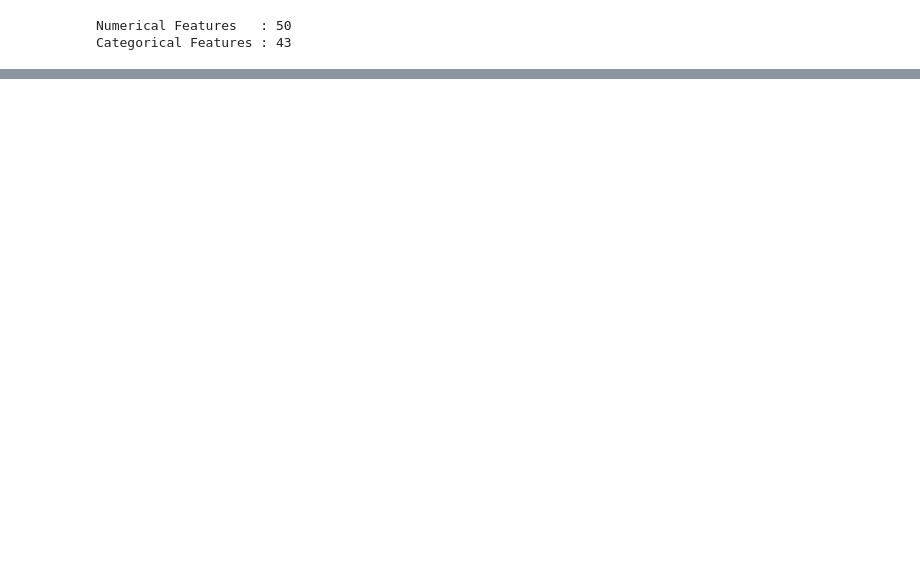
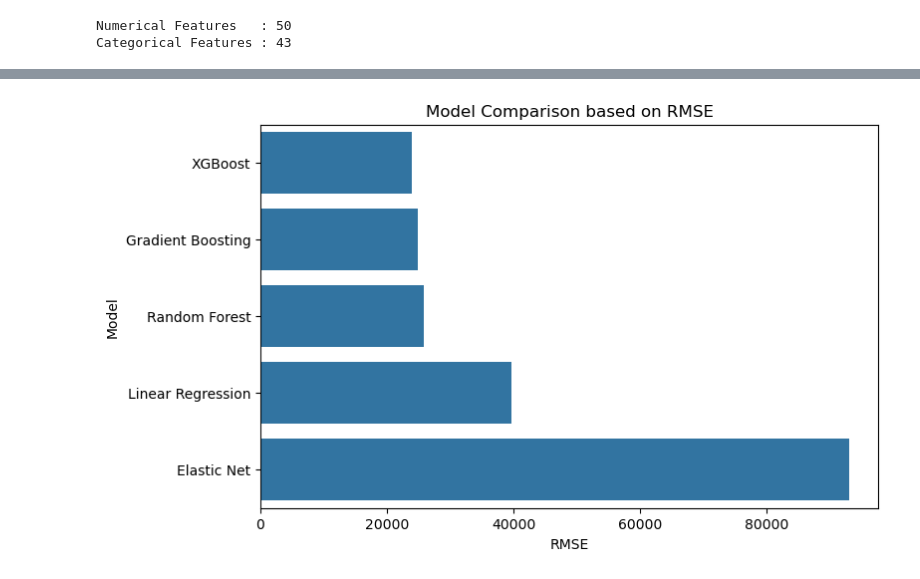
Before and after one commit to Fahad-003/House_Price_Prediction, a Jupyter notebook: notebooks/House_Price_Prediction.ipynb, the cells around one changed output, grey strips where cells are left out. Drawn from its saved outputs; the diff is of its cells as text; code cells hidden in the pictures; blank space fills up the shorter version.

```diff
--- a/notebooks/House_Price_Prediction.ipynb
+++ b/notebooks/House_Price_Prediction.ipynb
@@ -548,0 +683,14 @@ preprocessor = ColumnTransformer(
+# %%
+plt.figure(figsize=(8,5))
+
+sns.barplot( data=results_df, x="RMSE", y="Model" )
+
+plt.title("Model Comparison based on RMSE")
+
+plt.xlabel("RMSE")
+
+plt.ylabel("Model")
+
+plt.show()
+# %% [output]
+[figure, added]
```
Also changed, not shown: parts of 48 cells of this notebook.
